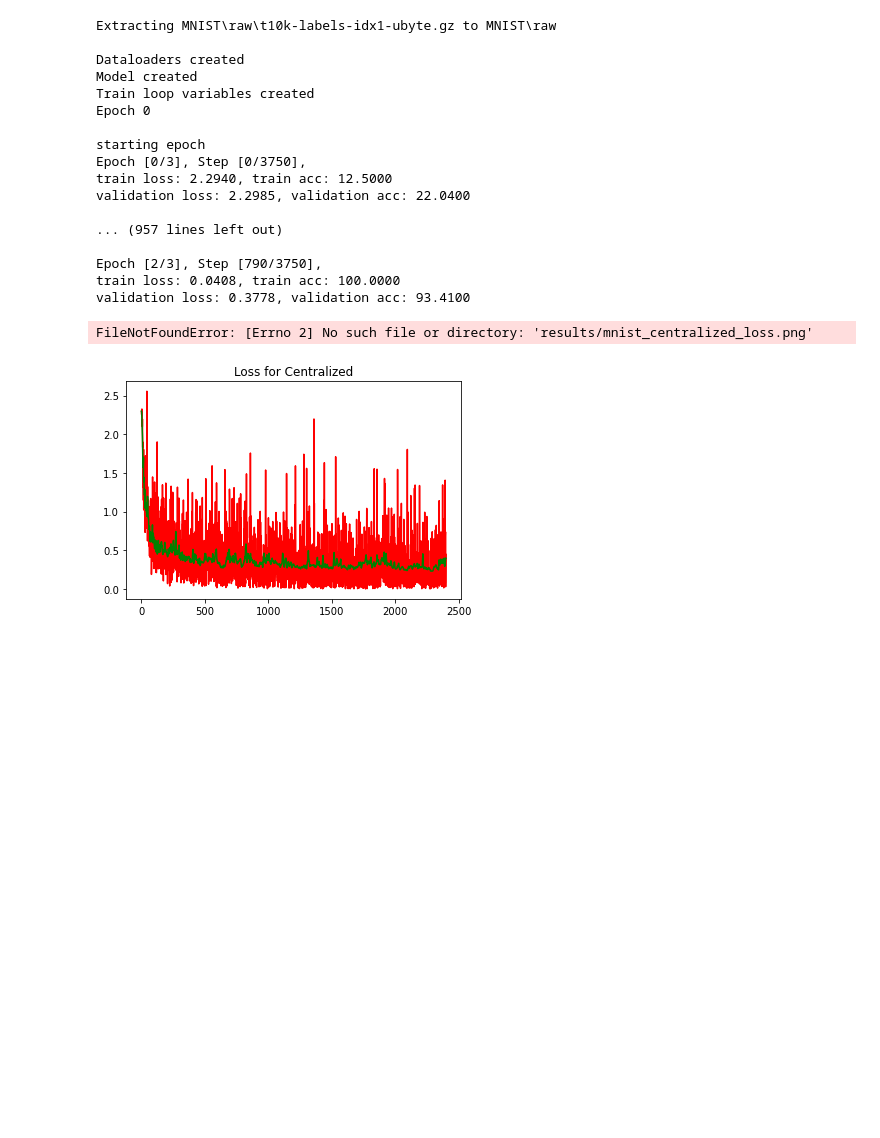
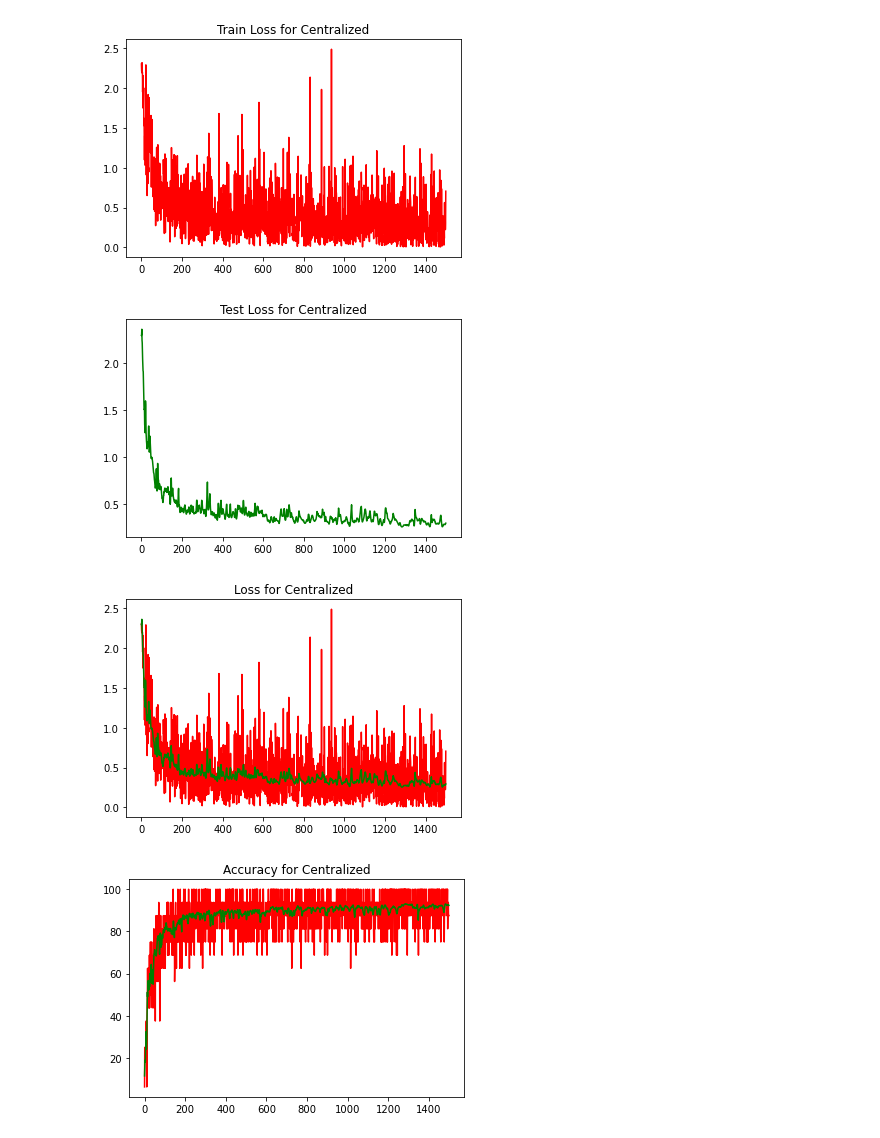
Before and after one commit to davoudmo/CSE676---Assignment1, a Jupyter notebook: Q4.ipynb, the cells around one changed output. Saved outputs shown, nothing was run; the diff lists cells and outputs as text; code cells hidden in the pictures; blank space fills up the shorter version.

```diff
--- a/Q4.ipynb
+++ b/Q4.ipynb
@@ -1,3 +3,14 @@
+# %%
+torch.cuda.is_available()
+
+def get_default_device():
+    """Pick GPU if available, else CPU"""
+    if torch.cuda.is_available():
+        return torch.device('cuda')
+    else:
+        return torch.device('cpu')
+
+device = get_default_device()
 # %%
 import matplotlib.pyplot as plt
 import numpy as np
@@ -45,7 +58,7 @@ NUM_CLASSES = 10
 VALIDATION_SPLIT = 0.2
 SHUFFLE_DATASET = True
 RANDOM_SEED = 42
-MPS_USED = False
+MPS_USED = True
 
 ##### Centralized Training Procedure #####
 
@@ -53,7 +66,7 @@ def main():
 
     # Setting the device to Apple Silicon
     if MPS_USED:
-        device = torch.device("mps")
+        device = torch.device("cuda")
 
 
     # Create dataset
@@ -176,6 +189,28 @@ def main():
                 epoch_steps_taken += 1
                 total_steps_taken += 1
 
+    train_loss_dict = pd.DataFrame({"loss":train_loss})
+    train_acc_dict = pd.DataFrame({"loss":train_acc})
+    val_loss_dict = pd.DataFrame({"loss":val_loss})
+    val_acc_dict = pd.DataFrame({"loss":val_acc})
+
+    train_acc_dict.to_csv("mnist_train_acc.csv")
+    train_loss_dict.to_csv("mnist_train_loss.csv")
+    val_acc_dict.to_csv("mnist_val_acc.csv")
+    val_loss_dict.to_csv("mnist_val_loss.csv")
+
+    plt.figure()
+    plt.plot(np.array([x for x in range(len(train_loss))]), train_loss, color='r')
+    plt.title("Train Loss for Centralized")
+    # plt.ylim((0, 100))
+    plt.savefig("mnist_centralized_loss_train.png")
+
+    plt.figure()
+    plt.plot(np.array([x for x in range(len(val_loss))]), val_loss, color='g')
+    plt.title("Test Loss for Centralized")
+    # plt.ylim((0, 100))
+    plt.savefig("mnist_centralized_loss_test.png")
+
     plt.figure()
     plt.plot(np.array([x for x in range(len(train_loss))]), train_loss, color='r')
     plt.plot(np.array([x for x in range(len(val_loss))]), val_loss, color='g')
@@ -188,17 +223,9 @@ def main():
     plt.plot(np.array([x for x in range(len(val_acc))]), val_acc, color='g')
     plt.title("Accuracy for Centralized")
     # plt.ylim((0, 100))
-    plt.savefig("results/mnist_centralized_acc.png")
+    plt.savefig("mnist_centralized_acc.png")
 
-    train_loss_dict = pd.DataFrame({"loss":train_loss})
-    train_acc_dict = pd.DataFrame({"loss":train_acc})
-    val_loss_dict = pd.DataFrame({"loss":val_loss})
-    val_acc_dict = pd.DataFrame({"loss":val_acc})
 
-    train_acc_dict.to_csv("mnist_train_acc.csv")
-    train_loss_dict.to_csv("mnist_train_loss.csv")
-    val_acc_dict.to_csv("mnist_val_acc.csv")
-    val_loss_dict.to_csv("mnist_val_loss.csv")
 
 
 
@@ -229,19 +255,4 @@ Downloading http://yann.lecun.com/exdb/mnist/t10k-labels-idx1-ubyte.gz to MNIST\
-Extracting MNIST\raw\t10k-labels-idx1-ubyte.gz to MNIST\raw
-
-Dataloaders created
-Model created
-Train loop variables created
-Epoch 0
-
-starting epoch
-Epoch [0/3], Step [0/3750],
-train loss: 2.2940, train acc: 12.5000
-validation loss: 2.2985, validation acc: 22.0400
-
-... (957 lines left out)
-
-Epoch [2/3], Step [790/3750],
-train loss: 0.0408, train acc: 100.0000
-validation loss: 0.3778, validation acc: 93.4100
-FileNotFoundError: [Errno 2] No such file or directory: 'results/mnist_centralized_loss.png'
-[figure, old version]
+[figure, new version]
+[figure, added]
+[figure, added]
+[figure, added]
```
Also changed, not shown: parts of 2 cells of this notebook.
